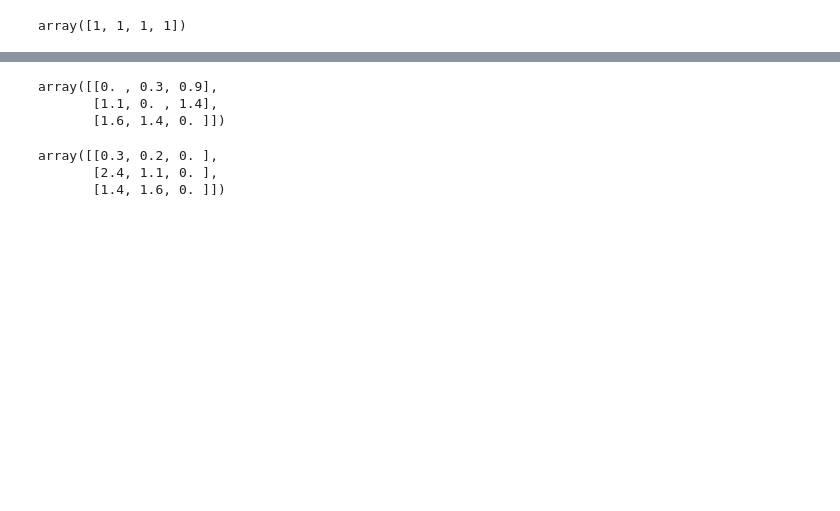
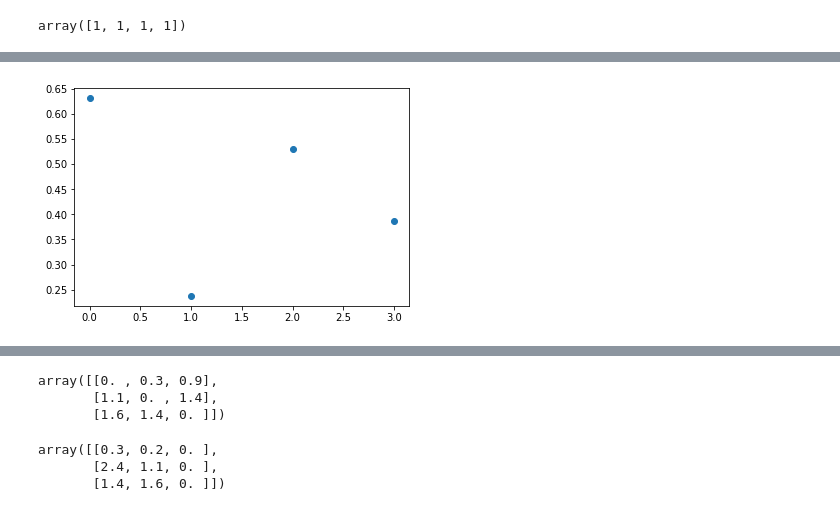
Before and after one commit to Aurel37/srGW_mixture, a Jupyter notebook: research.ipynb, the cells around one changed output, grey strips where cells are left out. Drawn from its saved outputs; the diff is of its cells as text; code cells hidden in the pictures; blank space fills up the shorter version.

Commit message:
add erdos model + some experiments on mixture

```diff
--- a/research.ipynb
+++ b/research.ipynb
@@ -235,0 +475,81 @@ array([[1., 0., 0.],
+# %%
+m = 3
+n = 20
+alpha = [0.33, 0.33, 0.33]
+alpha_1 = [0.5, 0.5]
+alpha_2 = [0.7, 0.3]#, 0.01]
+d = 2
+mu = [[-10, 10], [1, 2], [10, 3]]#, [40, 50]]
+sigma = [np.array([[3, 1], [1, 10]]), np.array([[1, 1], [0, 2]]), np.array([[3, 0], [0, 1]])]#, np.array([[1, 0], [0, 1]])]
+X = gaussian_mixture(n, d, alpha, mu, sigma)
+X_1 = gaussian_mixture(n, d, alpha_1, mu, sigma)
+X_2 = gaussian_mixture(n, d, alpha_2, mu, sigma)
+C = matrix_neighboor(X, 320)
+
+C_bar = np.eye(m)
+#print(C_bar)
+#C_bar[0][0] = 0
+#C_bar[1][1] = 0
+#C_bar[2][2] = 0
+#C_bar = np.eye(n)
+#C_bar = C
+D = np.zeros((n,m))
+T = np.zeros((n,m))
+
+a = 5
+L = 40
+b = .2
+B = np.linspace(0.1, 0.5, 10)
+dist = []
+alpha_h_bar = []
+alpha_0 = [0.33, 0.33, 0.33]
+alpha_1 = [0.5, 0.3, 0.2]
+alpha_2 = [0.7, 0.29, 0.01]
+alpha_3 = [0.2, 0.4, 0.4]
+Alpha = [alpha_0, alpha_1, alpha_2, alpha_3]
+for b in B:
+    for alpha in Alpha:
+        print(alpha)
+        mu = [[-10, 10], [1, 2], [10, 3]]#, [40, 50]]
+        sigma = [np.array([[3, 1], [1, 10]]), np.array([[1, 1], [0, 2]]), np.array([[3, 0], [0, 1]])]#, np.array([[1, 0], [0, 1]])]
+        X = gaussian_mixture(n, d, alpha, mu, sigma)
+        C = matrix_neighboor(X, 320)
+        h = [0 for i in range(n)]
+        for i in range(n):
+            res = 0
+            for j in range(n):
+                if C[i][j] != 0:
+                    res += 1
+            h[i] = np.power(res + a, b)
+        h = np.array(h)
+        h = 1/np.sum(h)*h
+        h = np.array([1/n for i in range(n)])
+        #h = np.array([np.power(np.sum(C[i]) + a, b) for i in range(n)])
+        #h = 1/np.sum(h)*h
+        h_bar_0 = np.array([(i+1)/(i+m) for i in range(m)])
+        #print(h_bar_0)
+        h_bar_0 = 1/np.sum(h_bar_0)*h_bar_0
+        print(h_bar_0)
+        #T = h[: ,None]*h_bar_0[None,:]
+        #print(T.T@one)
+        for i in range(n):
+            T[i][0] = h[i]*0.7
+            T[i][1] = h[i]*0.3
+
+        solver = CG_solver(T, C, C_bar, h, D)
+        T = solver.run(10e-3)
+        one = np.array([1 for i in range(n)])
+        one_3 = np.array([1 for i in range(m)])
+        #print(np.sum(T.T@one))
+        print(T.T@one)
+        #print(T)
+        alpha_h_bar.append(T.T@one)
+        dist.append(np.linalg.norm(T.T@one - np.array([alpha])))
+    plt.plot([i for i in range(4)], dist, "o", label='alpha = [0.8, 0.02, 0.18]')
+#solver = CG_solver(T, C, C_bar, h, D)
+#T = solver.run(10e-3)
+#one = np.array([1 for i in range(n)])
+#one_3 = np.array([1 for i in range(m)])
+#print(np.sum(T.T@one))
+#print(T.T@one)
+# %% [output]
@@ -235,0 +569 @@ array([[1., 0., 0.],
+[figure, added]
```
Also changed, not shown: parts of 19 cells of this notebook, 4 other files.
